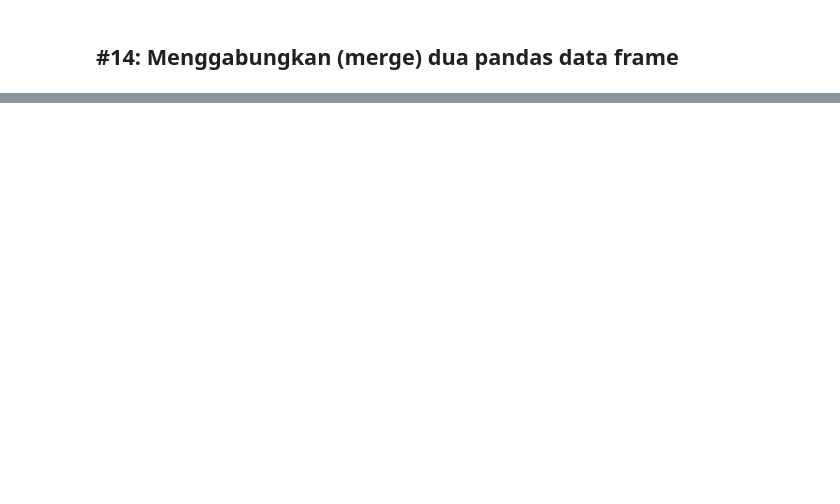
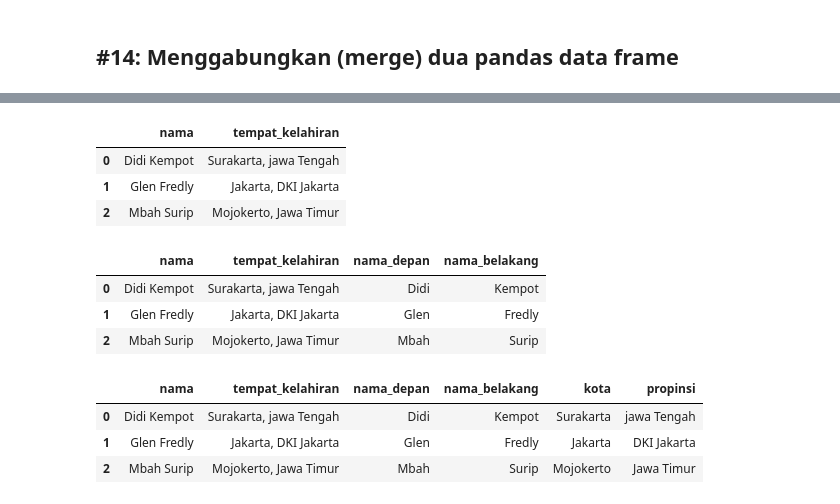
Before and after one commit to yap23/belajar_python, a Jupyter notebook: Belajar Pandas.ipynb, the cells around one changed output, grey strips where cells are left out. Cells and saved outputs as stored; diff of their text form; code cells hidden in the pictures; blank space fills up the shorter version.

```diff
--- a/Belajar Pandas.ipynb
+++ b/Belajar Pandas.ipynb
@@ -710,0 +734,28 @@ df2
+# %%
+# Persiapan data frame
+data = {'nama':['Didi Kempot', 'Glen Fredly','Mbah Surip'], 'tempat_kelahiran':['Surakarta, jawa Tengah','Jakarta, DKI Jakarta','Mojokerto, Jawa Timur']}
+df = pd.DataFrame(data)
+df
+# %% [output]
+|  | nama | tempat_kelahiran |
+| 0 | Didi Kempot | Surakarta, jawa Tengah |
+| 1 | Glen Fredly | Jakarta, DKI Jakarta |
+| 2 | Mbah Surip | Mojokerto, Jawa Timur |
+# %%
+# Memecah nama depan dan nama belakang
+df[['nama_depan','nama_belakang']] = df['nama'].str.split(' ', expand=True)
+df
+# %% [output]
+|  | nama | tempat_kelahiran | nama_depan | nama_belakang |
+| 0 | Didi Kempot | Surakarta, jawa Tengah | Didi | Kempot |
+| 1 | Glen Fredly | Jakarta, DKI Jakarta | Glen | Fredly |
+| 2 | Mbah Surip | Mojokerto, Jawa Timur | Mbah | Surip |
+# %%
+# Memecah nama kota dan propinsi
+df[['kota','propinsi']] = df['tempat_kelahiran'].str.split(',', expand=True)
+df
+# %% [output]
+|  | nama | tempat_kelahiran | nama_depan | nama_belakang | kota | propinsi |
+| 0 | Didi Kempot | Surakarta, jawa Tengah | Didi | Kempot | Surakarta | jawa Tengah |
+| 1 | Glen Fredly | Jakarta, DKI Jakarta | Glen | Fredly | Jakarta | DKI Jakarta |
+| 2 | Mbah Surip | Mojokerto, Jawa Timur | Mbah | Surip | Mojokerto | Jawa Timur |
```
Also changed, not shown: parts of 45 cells of this notebook.
